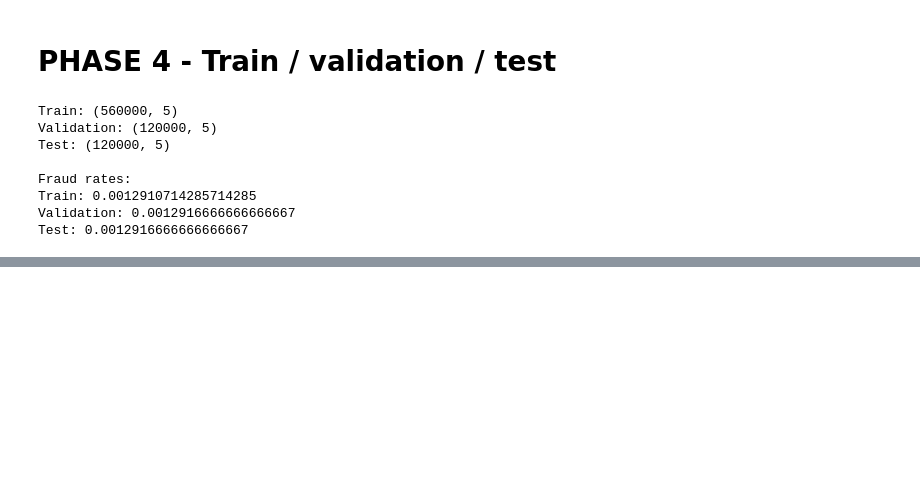
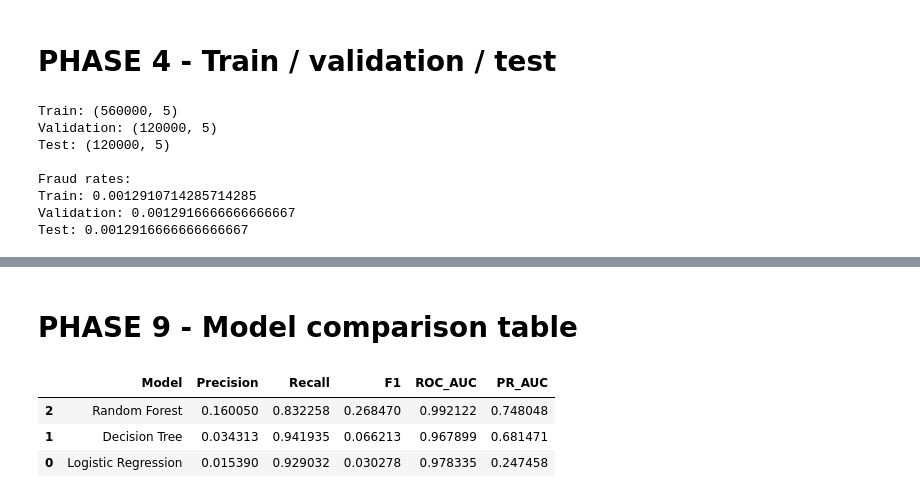
Before and after one commit to RawanHanyy/FraudShield-AI, a Jupyter notebook: notebooks/FraudShield_AI_Graduation_Project.ipynb, the cells around one changed output, grey strips where cells are left out. Drawn from its saved outputs; the diff is of its cells as text; code cells hidden in the pictures; blank space fills up the shorter version.

Commit message:
feat: add logistic regression, decision tree, and random forest comparison

```diff
--- a/notebooks/FraudShield_AI_Graduation_Project.ipynb
+++ b/notebooks/FraudShield_AI_Graduation_Project.ipynb
@@ -245,0 +439,17 @@ Test: 0.0012916666666666667
+# %%
+y_val_pred_rf = random_forest_model.predict(X_val_processed)
+y_val_prob_rf = random_forest_model.predict_proba(X_val_processed)[:, 1]
+
+print("RANDOM FOREST - VALIDATION RESULTS")
+print()
+
+print(classification_report(y_val, y_val_pred_rf))
+
+print("Confusion Matrix:")
+print(confusion_matrix(y_val, y_val_pred_rf))
+
+print("\nROC-AUC:",
+      roc_auc_score(y_val, y_val_prob_rf))
+
+print("PR-AUC:",
+      average_precision_score(y_val, y_val_prob_rf))
@@ -245,0 +474,49 @@ Test: 0.0012916666666666667
+# %% [markdown]
+# **PHASE 9 - Model comparison table**
+# %%
+from sklearn.metrics import precision_score, recall_score, f1_score
+
+results = pd.DataFrame({
+    "Model": [
+        "Logistic Regression",
+        "Decision Tree",
+        "Random Forest"
+    ],
+
+    "Precision": [
+        precision_score(y_val, y_val_pred_lr),
+        precision_score(y_val, y_val_pred_dt),
+        precision_score(y_val, y_val_pred_rf)
+    ],
+
+    "Recall": [
+        recall_score(y_val, y_val_pred_lr),
+        recall_score(y_val, y_val_pred_dt),
+        recall_score(y_val, y_val_pred_rf)
+    ],
+
+    "F1": [
+        f1_score(y_val, y_val_pred_lr),
+        f1_score(y_val, y_val_pred_dt),
+        f1_score(y_val, y_val_pred_rf)
+    ],
+
+    "ROC_AUC": [
+        roc_auc_score(y_val, y_val_prob_lr),
+        roc_auc_score(y_val, y_val_prob_dt),
+        roc_auc_score(y_val, y_val_prob_rf)
+    ],
+
+    "PR_AUC": [
+        average_precision_score(y_val, y_val_prob_lr),
+        average_precision_score(y_val, y_val_prob_dt),
+        average_precision_score(y_val, y_val_prob_rf)
+    ]
+})
+
+results.sort_values("PR_AUC", ascending=False)
+# %% [output]
+|  | Model | Precision | Recall | F1 | ROC_AUC | PR_AUC |
+| 2 | Random Forest | 0.160050 | 0.832258 | 0.268470 | 0.992122 | 0.748048 |
+| 1 | Decision Tree | 0.034313 | 0.941935 | 0.066213 | 0.967899 | 0.681471 |
+| 0 | Logistic Regression | 0.015390 | 0.929032 | 0.030278 | 0.978335 | 0.247458 |
```
Also changed, not shown: parts of 17 cells of this notebook.
